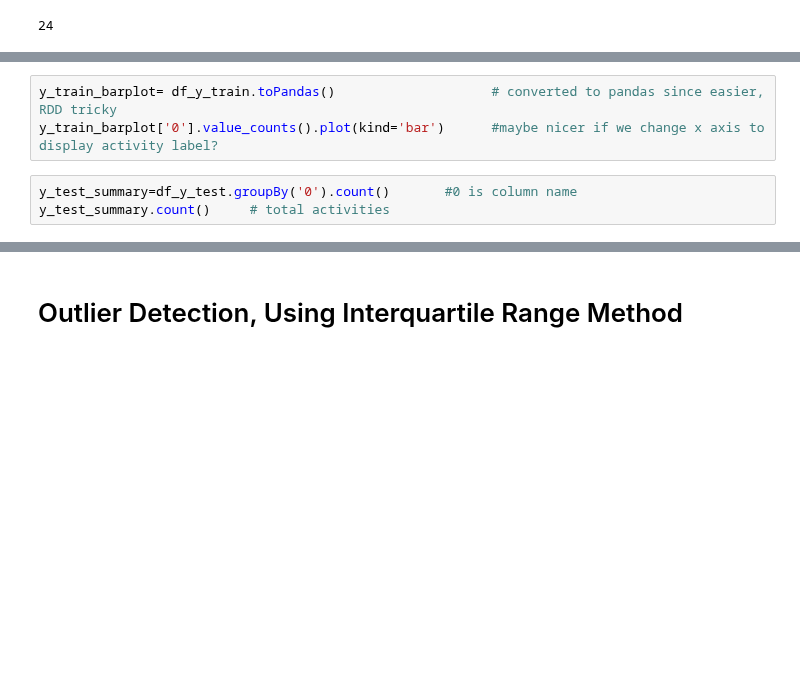
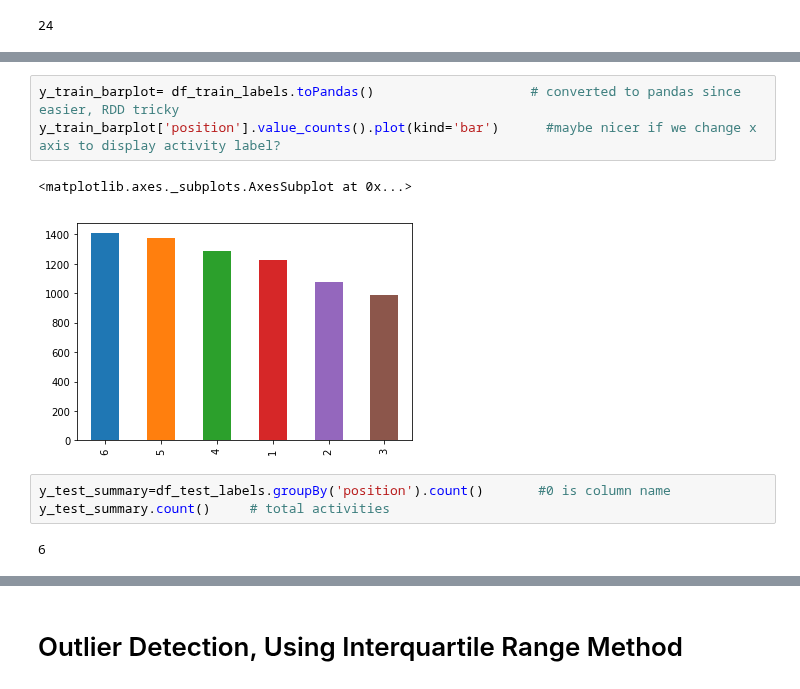
Before and after one commit to nathanhwangbo/PSTAT135_Final, a Jupyter notebook: preprocessing.ipynb, the cells around one changed output, grey strips where cells are left out. Cells and saved outputs as stored; diff of their text form; blank space fills up the shorter version.

Commit message:
cleaned data names and fixed some code for splitting columns

```diff
--- a/preprocessing.ipynb
+++ b/preprocessing.ipynb
@@ -306,8 +346,13 @@ y_train_summary_dist.withColumn('Frequency (%)', F.round(y_train_summary_dist[1]
 # %%
-y_train_barplot= df_y_train.toPandas()                    # converted to pandas since easier, RDD tricky
-y_train_barplot['0'].value_counts().plot(kind='bar')      #maybe nicer if we change x axis to display activity label?
+y_train_barplot= df_train_labels.toPandas()                    # converted to pandas since easier, RDD tricky
+y_train_barplot['position'].value_counts().plot(kind='bar')      #maybe nicer if we change x axis to display activity label?
+# %% [output]
+<matplotlib.axes._subplots.AxesSubplot at 0x...>
+[figure, added]
 # %%
-y_test_summary=df_y_test.groupBy('0').count()       #0 is column name
+y_test_summary=df_test_labels.groupBy('position').count()       #0 is column name
 y_test_summary.count()     # total activities
+# %% [output]
+6
 # %%
 import matplotlib.pyplot
```
Also changed, not shown: parts of 42 cells of this notebook.
